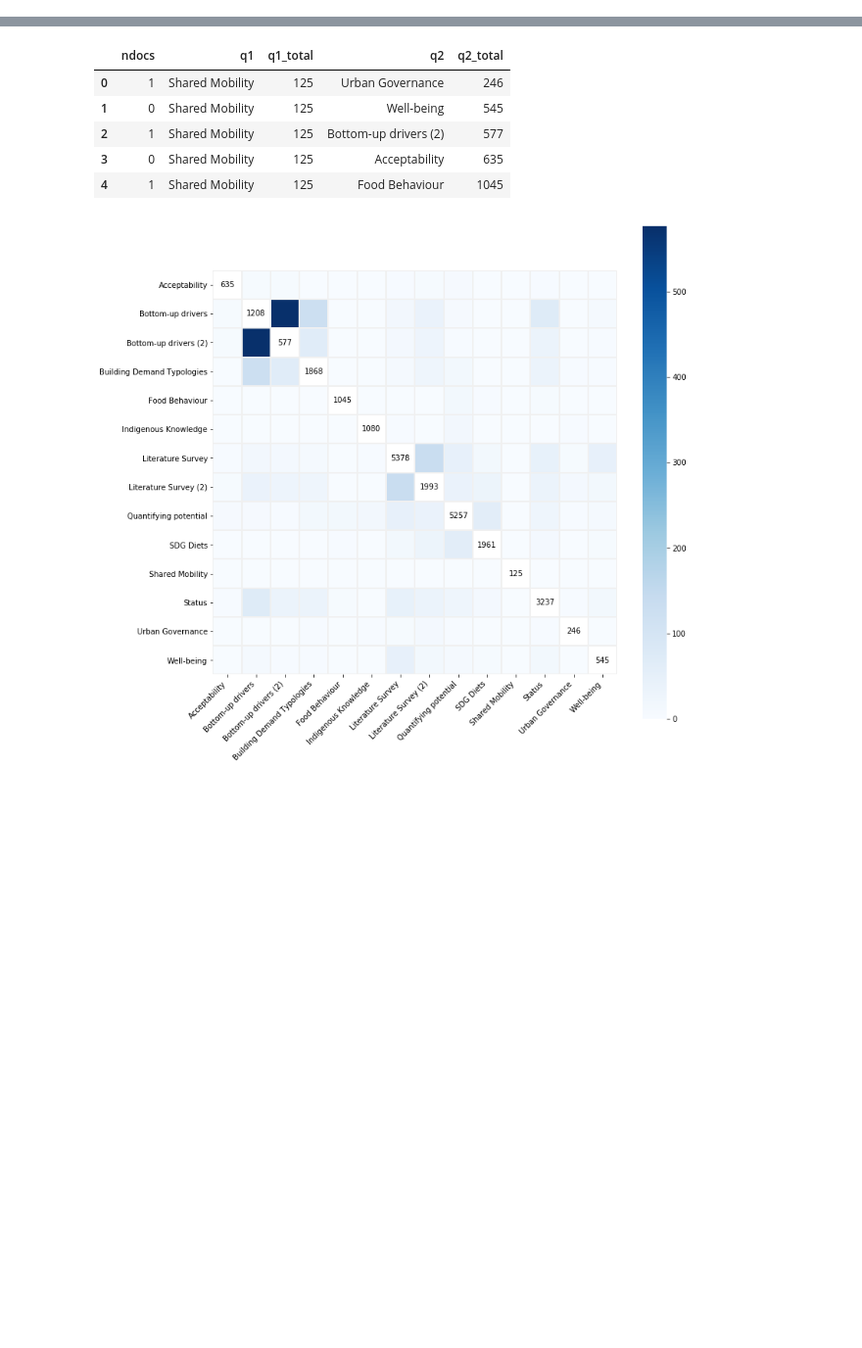
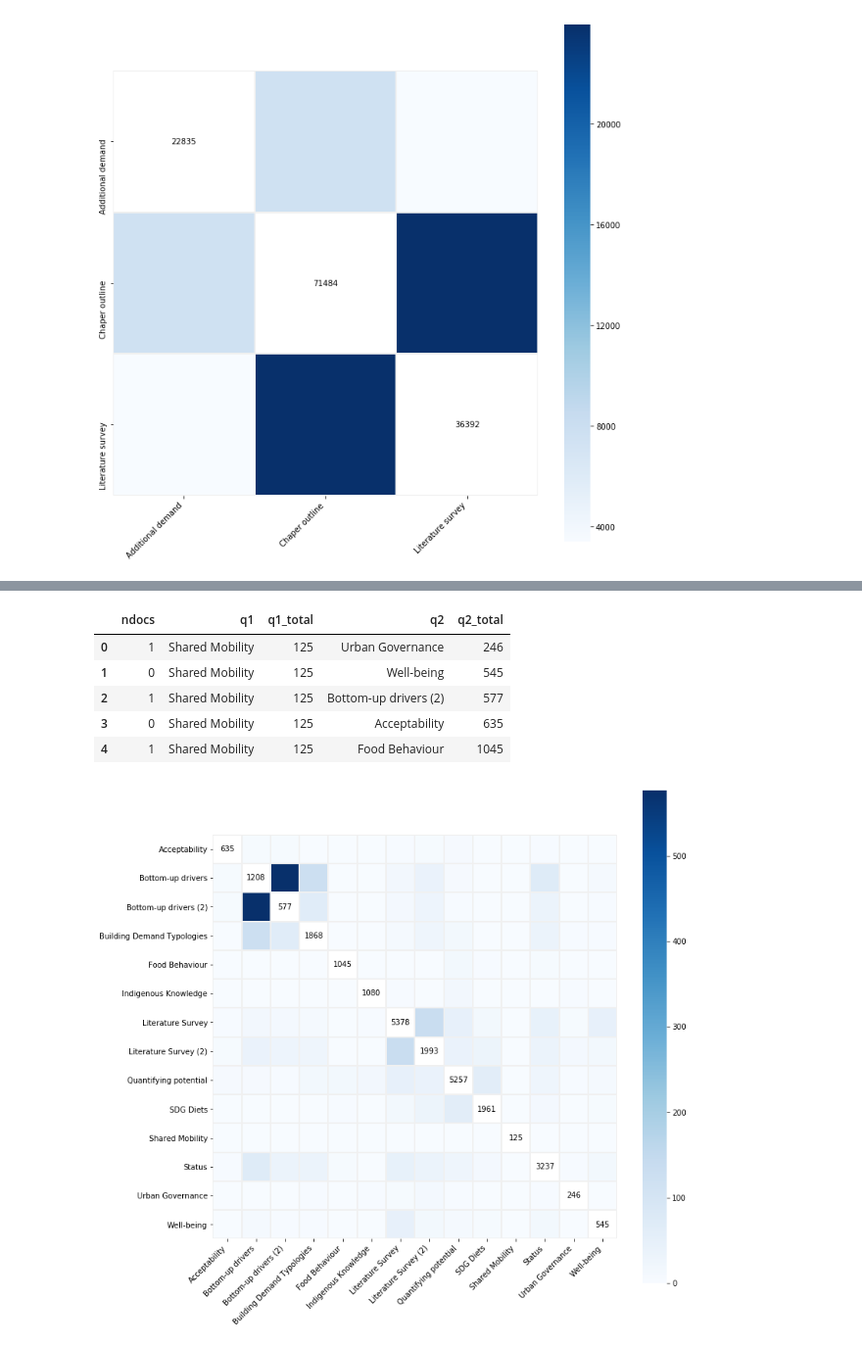
Before and after one commit to mcc-apsis/energy-demand-landscape, a Jupyter notebook: overlap.ipynb, the cells around one changed output, grey strips where cells are left out. Shown at 98% size. Cells and saved outputs as stored; diff of their text form; code cells hidden in the pictures; blank space fills up the shorter version.

```diff
--- a/overlap.ipynb
+++ b/overlap.ipynb
@@ -19,0 +58,24 @@ qid = 6299
+# %%
+fig, ax = plt.subplots(figsize=(12,12))
+
+
+
+
+df = ldf.pivot(index="q1",columns="q2",values="ndocs")
+
+import seaborn as sns
+ax = sns.heatmap(
+    df,
+    cmap="Blues",
+    square=True,
+    linecolor="#F0F0F0",
+    linewidths=1
+)
+plt.xlabel("")
+plt.ylabel("")
+plt.xticks(rotation=45,ha="right")
+for i, (name,qt) in enumerate(ldf.groupby('q1')):
+    t = qt['q1_total'].iloc[0]
+    ax.text(i+0.5,i+0.5,t,ha="center",va="center")
+# %% [output]
+[figure, added]
```
Also changed, not shown: parts of 2 cells of this notebook.
